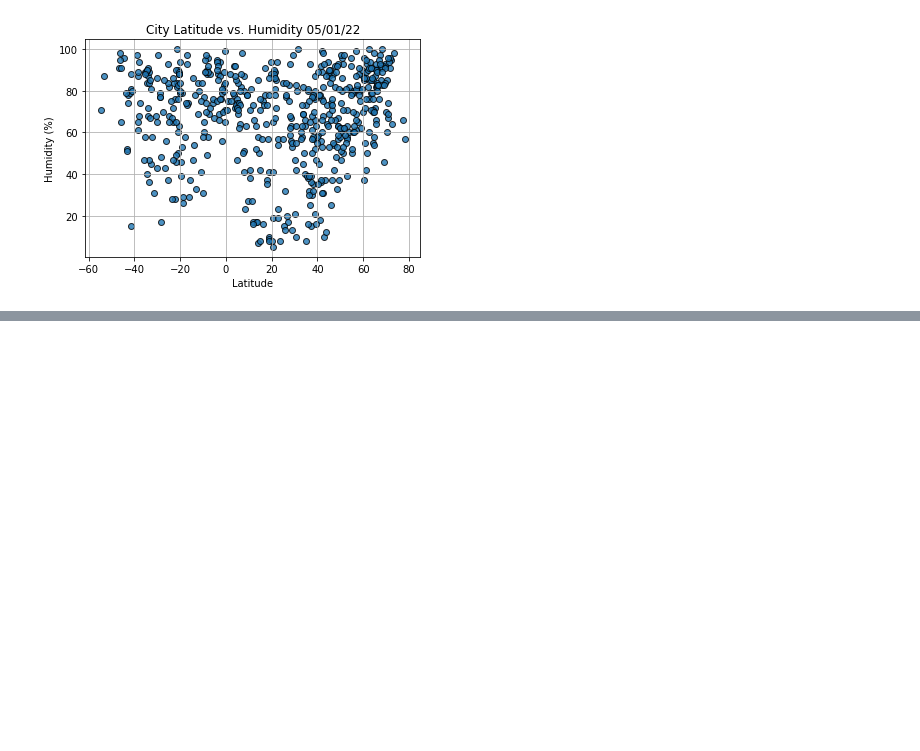
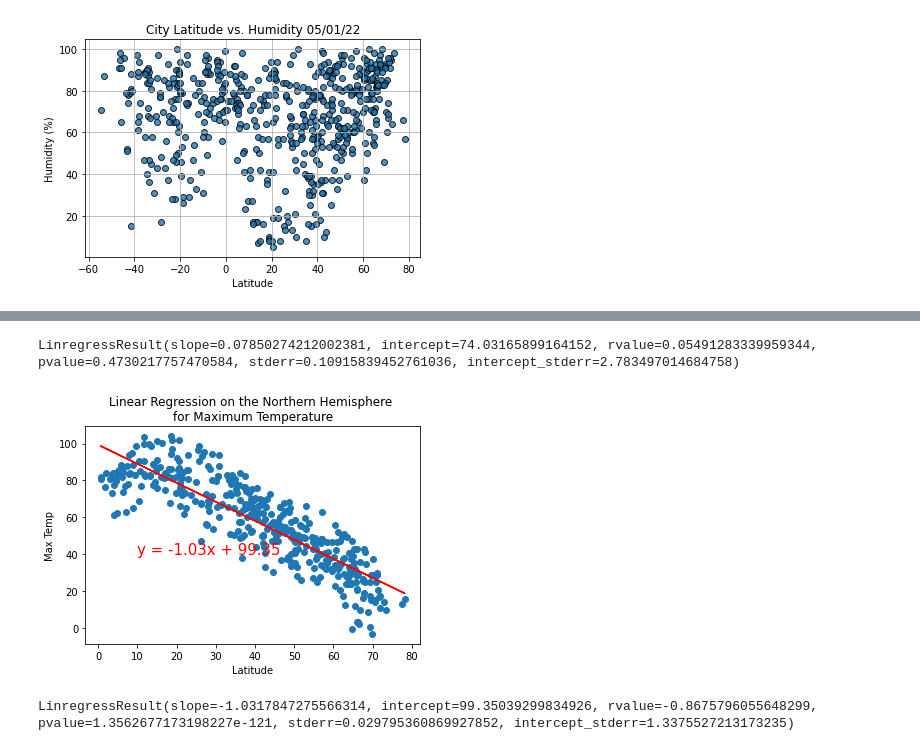
Before and after one commit to jwygonik/World_Weather_Analysis, a Jupyter notebook: WeatherPy.ipynb, the cells around one changed output, grey strips where cells are left out. Drawn from its saved outputs; the diff is of its cells as text; code cells hidden in the pictures; blank space fills up the shorter version.

Commit message:
lines of regression scatter plots

```diff
--- a/WeatherPy.ipynb
+++ b/WeatherPy.ipynb
@@ -308,0 +348,50 @@ plt.show()
+# %%
+# refractor code from algorithm to perform linear regression on all 4 weather parameters
+    # max_temp, humidity, cloudiness, wind_speed
+
+# Import linregress
+from scipy.stats import linregress
+
+# # Create a function to create perform linear regression on the weather data
+# and plot a regression line and the equation with the data.
+
+def plot_linear_regression(x_values, y_values, title, y_label, text_coordinates):
+
+
+    # Run regression on hemisphere weather data.
+    (slope, intercept, r_value, p_value, std_err) = linregress(x_values, y_values)
+
+    # Calculate the regression line "y values" from the slope and intercept.
+
+    regress_values = x_values * slope + intercept
+
+    # Get the equation of the line.
+    line_eq = "y = " + str(round(slope,2)) + "x + " + str(round(intercept,2))
+
+    # Create a scatter plot and plot the regression line.
+    plt.scatter(x_values,y_values)
+    plt.plot(x_values,regress_values,"r")
+
+    # Annotate the text for the line equation.
+    plt.annotate(line_eq, text_coordinates, fontsize=15, color="red")
+    plt.title(title)
+    plt.xlabel('Latitude')
+    plt.ylabel(y_label)
+    plt.show()
+# %%
+linregress(x_values, y_values)
+# %% [output]
+LinregressResult(slope=0.07850274212002381, intercept=74.03165899164152, rvalue=0.05491283339959344, pvalue=0.4730217757470584, stderr=0.10915839452761036, intercept_stderr=2.783497014684758)
+# %%
+# Linear regression on Northern Hemisphere
+
+x_values = northern_hemi_df['Lat']
+y_values = northern_hemi_df['Max Temp']
+
+# Call function
+plot_linear_regression(x_values, y_values,
+                       'Linear Regression on the Northern Hemisphere \nfor Maximum Temperature', 'Max Temp',(10,40))
+linregress(x_values, y_values)
+# %% [output]
+[figure, added]
+LinregressResult(slope=-1.0317847275566314, intercept=99.35039299834926, rvalue=-0.8675796055648299, pvalue=1.3562677173198227e-121, stderr=0.029795360869927852, intercept_stderr=1.3375527213173235)
```
Also changed, not shown: parts of 15 cells of this notebook.
